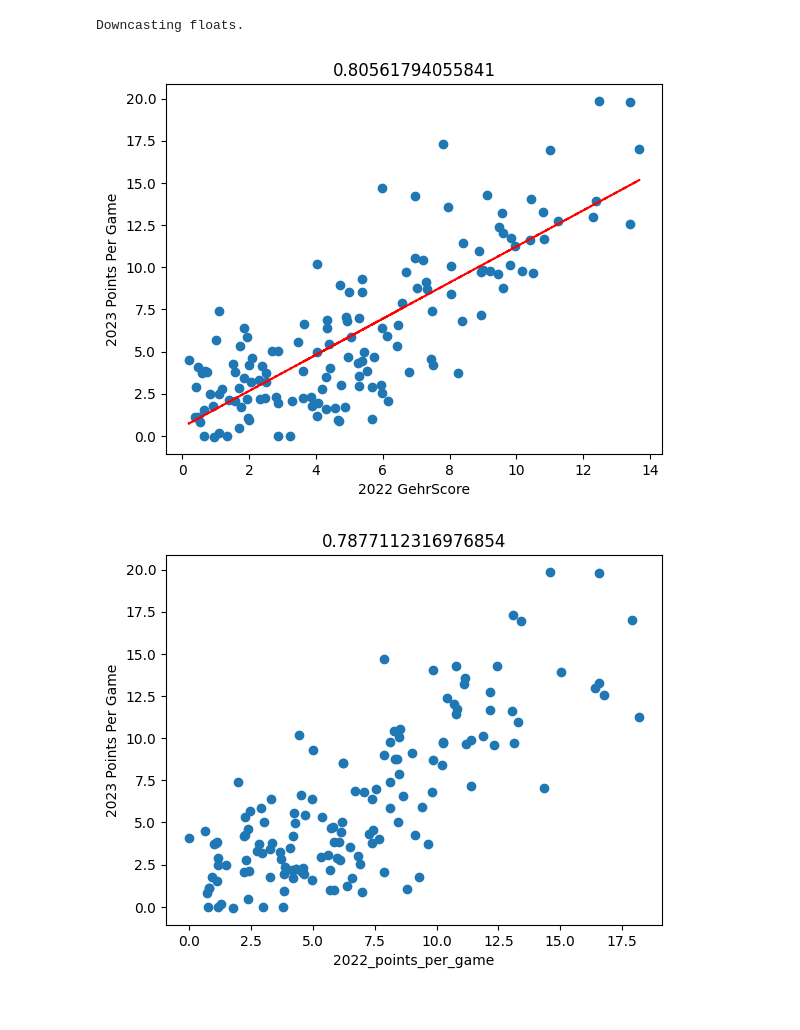
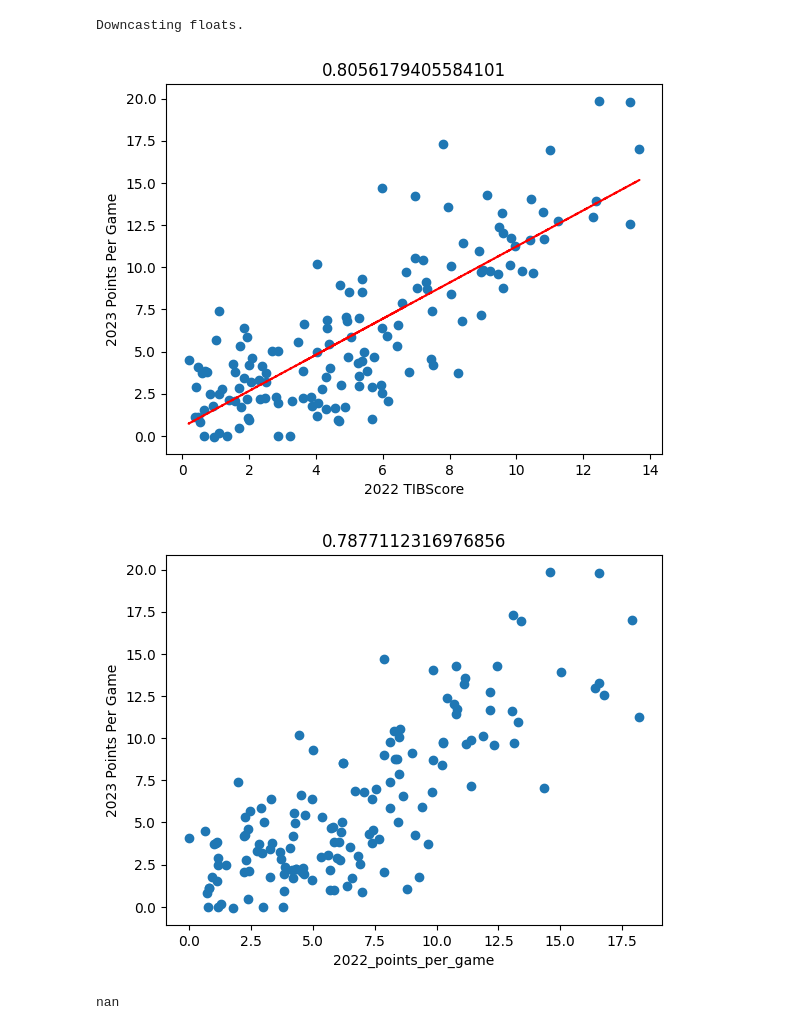
Before and after one commit to timgehr/fantasy_football_2024, a Jupyter notebook: 2024_Analysis.ipynb, the cells around one changed output. Cells and saved outputs as stored; diff of their text form; code cells hidden in the pictures.

```diff
--- a/2024_Analysis.ipynb
+++ b/2024_Analysis.ipynb
@@ -48,7 +48,9 @@ rec_x_labs = ['receptions', 'targets', 'receiving_yards', 'receiving_tds', 'rece
        'rfd_sh', 'rtdfd_sh','points_per_touchdown']
 
 wr_yearly['points_per_game'] = wr_yearly[half_ppr] / wr_yearly['games']
-wr_yearly['GehrScore'] = 0
+wr_yearly['tds_per_game'] = wr_yearly['receiving_tds'] / wr_yearly['games']
+wr_yearly['points_per_reception'] = wr_yearly[half_ppr] / wr_yearly['receptions']
+wr_yearly['TIBScore'] = 0
 
 wr_yearly['points_per_touchdown'] = (wr_yearly['half_ppr'] / (wr_yearly['receiving_tds'] + wr_yearly['games']))
 
@@ -61,7 +63,7 @@ for x_labs in rec_x_labs:
 
 for x_lab in rec_x_labs:
     for i, player in wr_yearly.iterrows():
-            wr_yearly.loc[(wr_yearly['player_id'] == player['player_id']) & (wr_yearly['season'] == player['season']), 'GehrScore'] += cor_values[x_lab] * (player[x_lab] / max_values[x_lab])
+            wr_yearly.loc[(wr_yearly['player_id'] == player['player_id']) & (wr_yearly['season'] == player['season']), 'TIBScore'] += cor_values[x_lab] * (player[x_lab] / max_values[x_lab])
 
 
 # wr_yearly[['player_name','target_share','half_ppr']].sort_values(by='', ascending=True)
@@ -73,42 +75,42 @@ for player in wr_yearly['player_id'].unique():
     same_team = (wr_yearly[(wr_yearly['player_id'] == player) & (wr_yearly['season'] == 2022)]['recent_team'].values == wr_yearly[(wr_yearly['player_id'] == player) & (wr_yearly['season'] == 2023)]['recent_team'].values)
     wr_prediction['same_team'] = 'yes' if same_team else 'no'
     wr_prediction['2022_half_ppr'] = wr_yearly[(wr_yearly['player_id'] == player) & (wr_yearly['season'] == 2022)]['half_ppr'].values
     wr_prediction['2023_half_ppr'] = wr_yearly[(wr_yearly['player_id'] == player) & (wr_yearly['season'] == 2023)]['half_ppr'].values
     wr_prediction['2022_points_per_game'] = wr_yearly[(wr_yearly['player_id'] == player) & (wr_yearly['season'] == 2022)]['points_per_game'].values
     wr_prediction['2023_points_per_game'] = wr_yearly[(wr_yearly['player_id'] == player) & (wr_yearly['season'] == 2023)]['points_per_game'].values
-    wr_prediction['2022 GehrScore'] = wr_yearly[(wr_yearly['player_id'] == player) & (wr_yearly['season'] == 2022)]['GehrScore'].values
+    wr_prediction['2022 TIBScore'] = wr_yearly[(wr_yearly['player_id'] == player) & (wr_yearly['season'] == 2022)]['TIBScore'].values
     wr_prediction['points_per_game_diff'] = wr_prediction['2023_points_per_game'] - wr_prediction['2022_points_per_game'].values
     wr_predictions = pd.concat([wr_predictions, wr_prediction], ignore_index=True)
 
 # with pd.option_context('display.max_rows', None,
 #                        'display.max_columns', None,
 #                        'display.precision', 3,
 #                        ):
 #     print(wr_predictions[wr_predictions['same_team'] == 'yes'])
 
-wr_predictions_same_team = wr_predictions[(np.isinf(wr_predictions['2022 GehrScore'].values) == False)]
+wr_predictions_same_team = wr_predictions[(np.isinf(wr_predictions['2022 TIBScore'].values) == False)]
 
 plt.figure(1)
-plt.scatter(wr_predictions_same_team['2022 GehrScore'], wr_predictions_same_team['2023_points_per_game'])
-z = np.polyfit(wr_predictions_same_team['2022 GehrScore'], wr_predictions_same_team['2023_points_per_game'], 1)
+plt.scatter(wr_predictions_same_team['2022 TIBScore'], wr_predictions_same_team['2023_points_per_game'])
+z = np.polyfit(wr_predictions_same_team['2022 TIBScore'], wr_predictions_same_team['2023_points_per_game'], 1)
 p = np.poly1d(z)
-plt.xlabel('2022 GehrScore')
+plt.xlabel('2022 TIBScore')
 plt.ylabel('2023 Points Per Game')
-plt.title(np.corrcoef(wr_predictions_same_team['2022 GehrScore'], wr_predictions_same_team['2023_points_per_game'])[0][1])
-plt.plot(wr_predictions_same_team['2022 GehrScore'], p(wr_predictions_same_team['2022 GehrScore']), "r--")
+plt.title(np.corrcoef(wr_predictions_same_team['2022 TIBScore'], wr_predictions_same_team['2023_points_per_game'])[0][1])
+plt.plot(wr_predictions_same_team['2022 TIBScore'], p(wr_predictions_same_team['2022 TIBScore']), "r--")
 
 plt.figure(2)
 plt.scatter(wr_predictions_same_team['2022_points_per_game'], wr_predictions_same_team['2023_points_per_game'])
 # z2 = np.polyfit(wr_predictions_same_team['2022_points_per_game'], wr_predictions_same_team['2023_points_per_game'], 1)
 # p2 = np.poly1d(z2)
 plt.xlabel('2022_points_per_game')
 plt.ylabel('2023 Points Per Game')
 plt.title(np.corrcoef(wr_predictions_same_team['2022_points_per_game'], wr_predictions_same_team['2023_points_per_game'])[0][1])
-# plt.plot(wr_predictions_same_team['2022_points_per_game'], p2(wr_predictions_same_team['2022 GehrScore']), "r--")
+# plt.plot(wr_predictions_same_team['2022_points_per_game'], p2(wr_predictions_same_team['2022 TIBScore']), "r--")
 
 plt.show()
 # %% [output]
-[figure, old version]
+[figure, new version]
 [figure]
 # %%
 wr_projections = pd.read_csv('FantasyPros_Fantasy_Football_Projections_WR.csv')
@@ -124,0 +138,29 @@ for x_labs in wr_stats_2024.columns:
+# %%
+sleeper_2023 = pd.read_csv('SleeperPredictions.csv')
+sleeper_2023['ppg'] = sleeper_2023['projected_points'] / 17
+sleeper_2023['projected_points_per_reception'] = sleeper_2023['projected_points'] / sleeper_2023['projected_rec']
+sleeper_2023['projected_rec_tds_per_game'] = sleeper_2023['projected_rec_tds'] / 17
+sleeper_2023['projected_points_per_touchdown'] = sleeper_2023['projected_points'] / (sleeper_2023['projected_rec_tds'] + 1)
+sleeper_2023['projected_rec_per_game'] = sleeper_2023['projected_rec'] / 17
+sleeper_2023['projected_rec_yds_per_game'] = sleeper_2023['projected_rec_yds'] / 17
+
+labels = {}
+labels['receptions'] = ['receptions', 'projected_rec']
+labels['receiving_yards'] = ['receiving_yards', 'projected_rec_yds']
+labels['receiving_tds'] = ['receiving_tds', 'projected_rec_tds']
+labels['points_per_game'] = ['points_per_game', 'ppg']
+labels['points_per_reception'] = ['points_per_reception', 'projected_points_per_reception']
+labels['points_per_touchdown'] = ['points_per_touchdown', 'projected_points_per_touchdown']
+labels['tds_per_game'] = ['tds_per_game', 'projected_rec_tds_per_game']
+labels['rec_per_game'] = ['rec_per_game', 'projected_rec_per_game']
+labels['yds_per_game'] = ['yds_per_game', 'projected_rec_yds_per_game']
+
+wr_yearly = pd.merge(sleeper_2023, wr_yearly, how="inner", on=['player_name'])
+
+stat_projection_correlations = {}
+for key in labels:
+    stat_projection_correlations[key] = np.corrcoef(sleeper_2023_joined[labels[key][0]], sleeper_2023_joined[labels[key][1]])[0][1]
+
+stat_projection_correlations.pop('points_per_touchdown')
+# %% [output]
+nan
```
Also changed, not shown: parts of 5 cells of this notebook, 7 other files.
